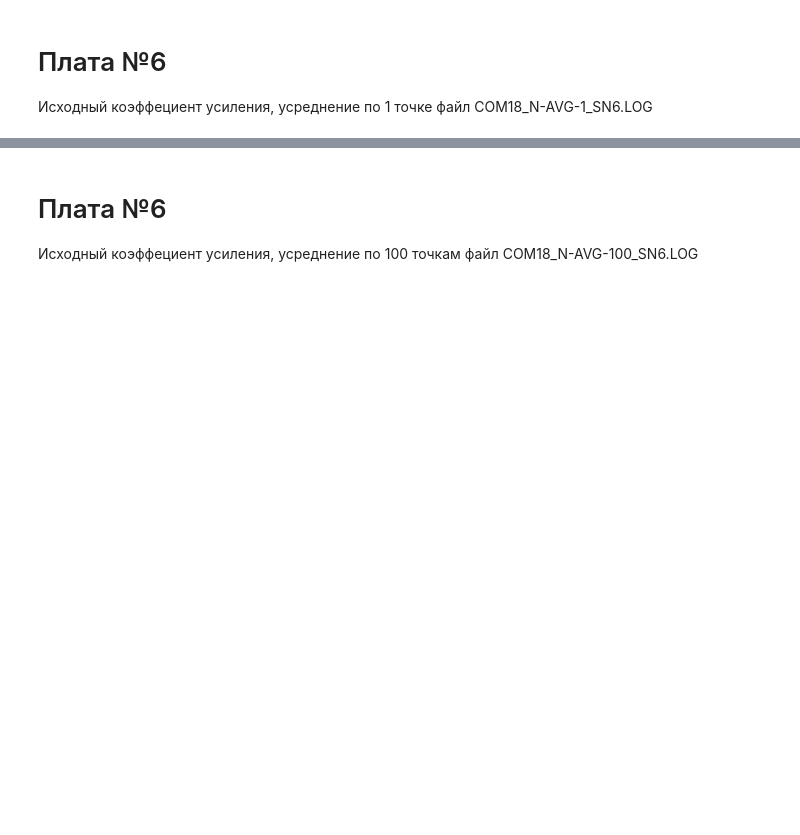
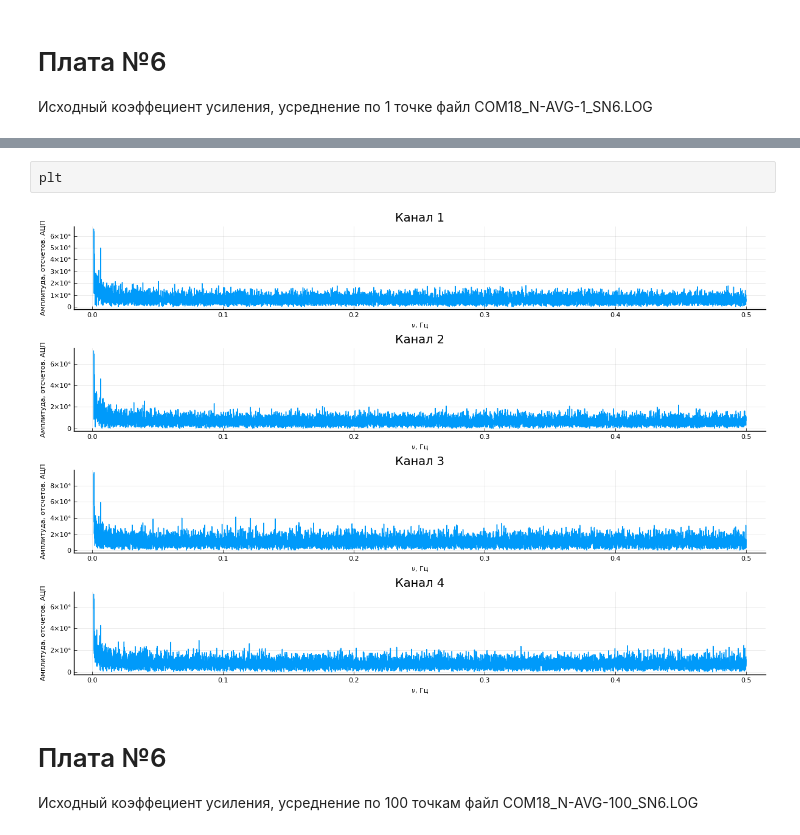
Before and after one commit to iodima/data, a Jupyter notebook: TestNoise.ipynb, the cells around one changed output, grey strips where cells are left out. Saved outputs shown, nothing was run; the diff lists cells and outputs as text; blank space fills up the shorter version.

```diff
--- a/TestNoise.ipynb
+++ b/TestNoise.ipynb
@@ -61,6 +103,10 @@ S6_1_10 = getStatData("Exp01/COM18_N-AVG-1_SN6.LOG",workChanInd,20000:40000)
 | 2 | 41122.3 | 69.1582 | 207.475 | 198.204 |
 | 3 | 48933.9 | 99.0102 | 297.031 | 164.744 |
 | 4 | 42966.6 | 72.4126 | 217.238 | 197.786 |
+# %%
+plt
+# %% [output]
+[figure, added]
 # %% [markdown]
 # Плата №6
 Исходный коэффециент усиления, усреднение по 100 точкам
```
Also changed, not shown: parts of 28 cells of this notebook.
